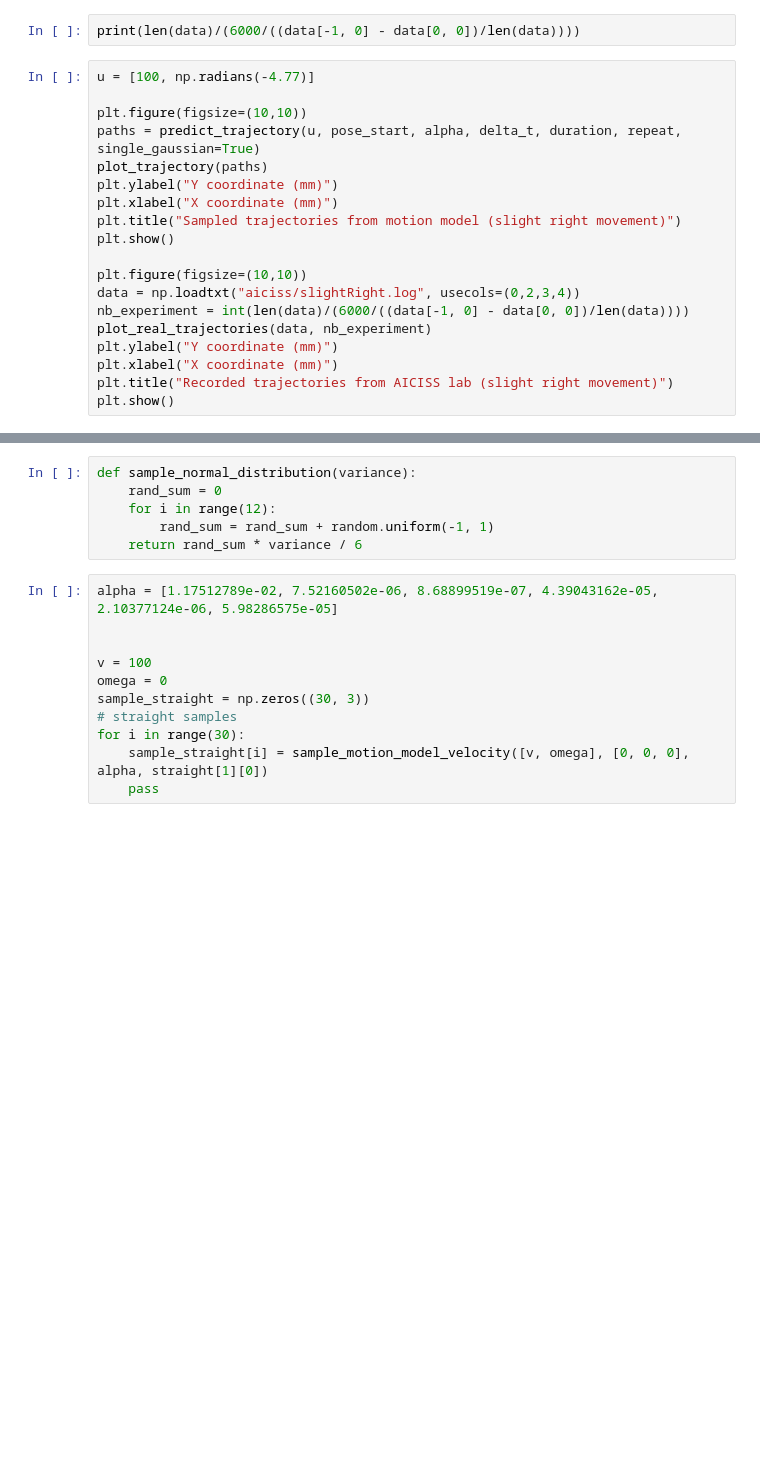
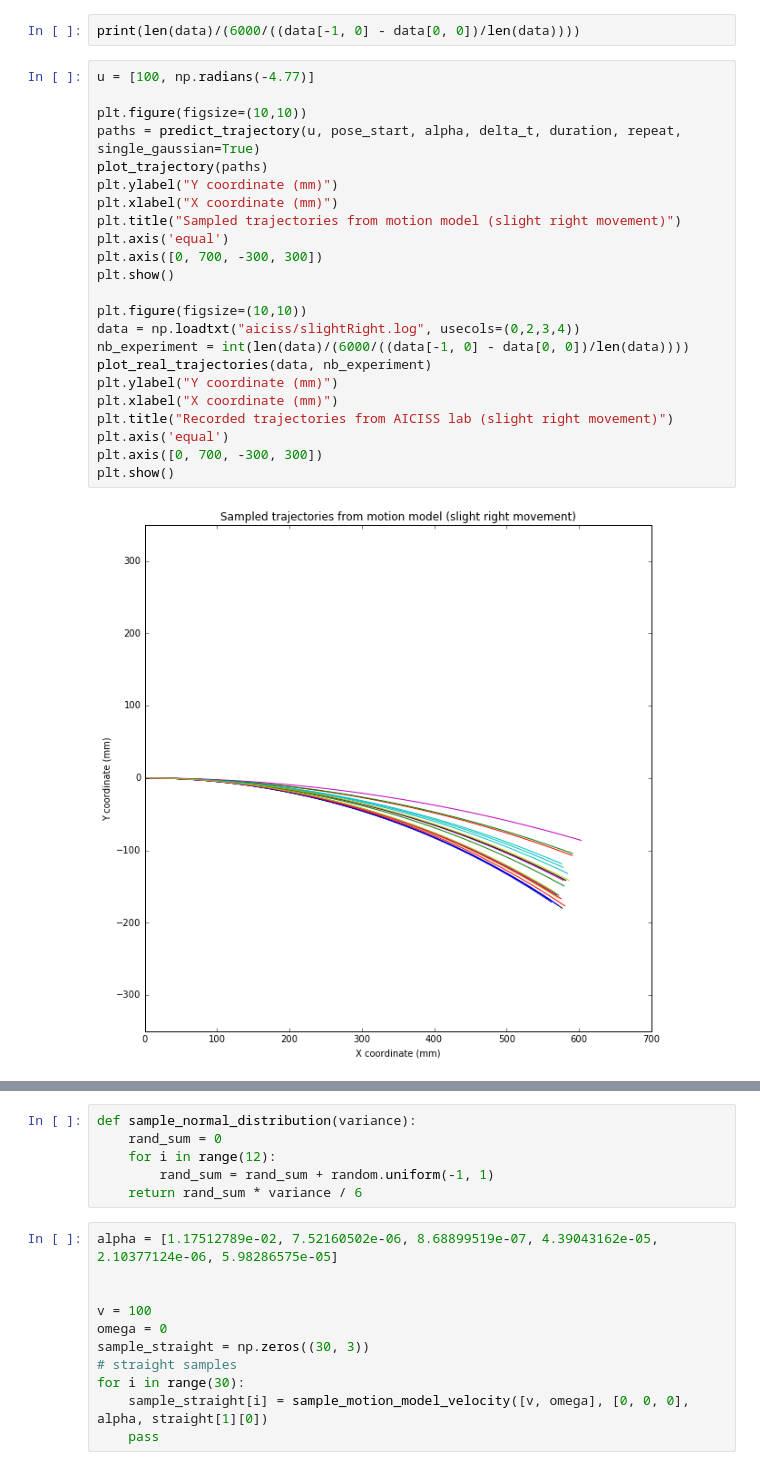
Before and after one commit to minhnh/16w_see, a Jupyter notebook: python/MotionModel.ipynb, the cells around one changed output, grey strips where cells are left out. Cells and saved outputs as stored; diff of their text form; blank space fills up the shorter version.

```diff
--- a/python/MotionModel.ipynb
+++ b/python/MotionModel.ipynb
@@ -98,19 +113,25 @@ print(len(data)/(6000/((data[-1, 0] - data[0, 0])/len(data))))
 # %%
 u = [100, np.radians(-4.77)]
 
 plt.figure(figsize=(10,10))
 paths = predict_trajectory(u, pose_start, alpha, delta_t, duration, repeat, single_gaussian=True)
 plot_trajectory(paths)
 plt.ylabel("Y coordinate (mm)")
 plt.xlabel("X coordinate (mm)")
 plt.title("Sampled trajectories from motion model (slight right movement)")
+plt.axis('equal')
+plt.axis([0, 700, -300, 300])
 plt.show()
 
 plt.figure(figsize=(10,10))
 data = np.loadtxt("aiciss/slightRight.log", usecols=(0,2,3,4))
 nb_experiment = int(len(data)/(6000/((data[-1, 0] - data[0, 0])/len(data))))
 plot_real_trajectories(data, nb_experiment)
 plt.ylabel("Y coordinate (mm)")
 plt.xlabel("X coordinate (mm)")
 plt.title("Recorded trajectories from AICISS lab (slight right movement)")
+plt.axis('equal')
+plt.axis([0, 700, -300, 300])
 plt.show()
+# %% [output]
+[figure, added]
```
Also changed, not shown: parts of 5 cells of this notebook.
